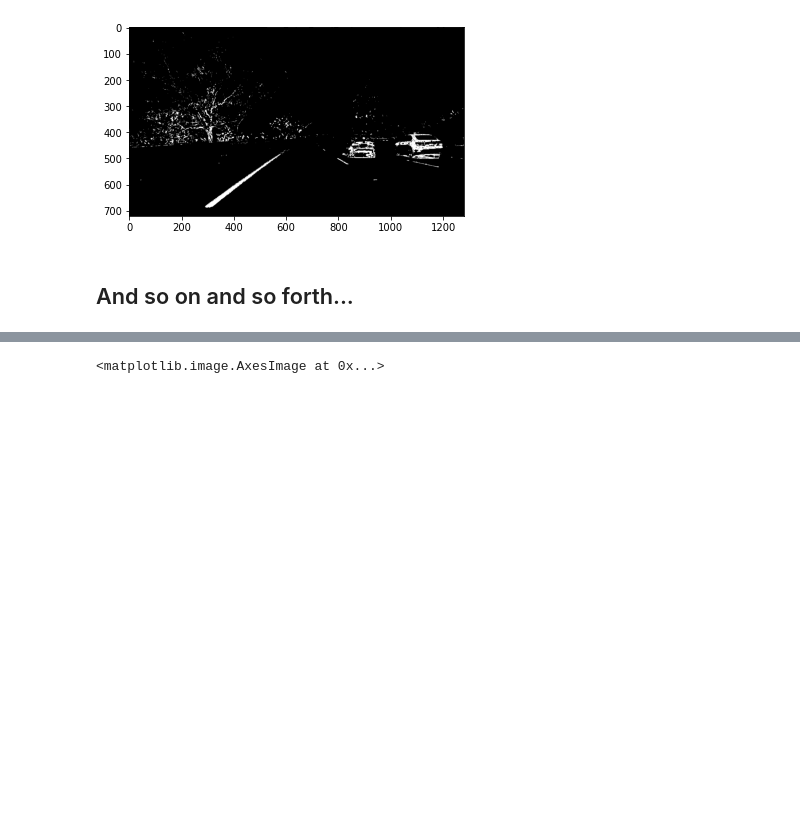
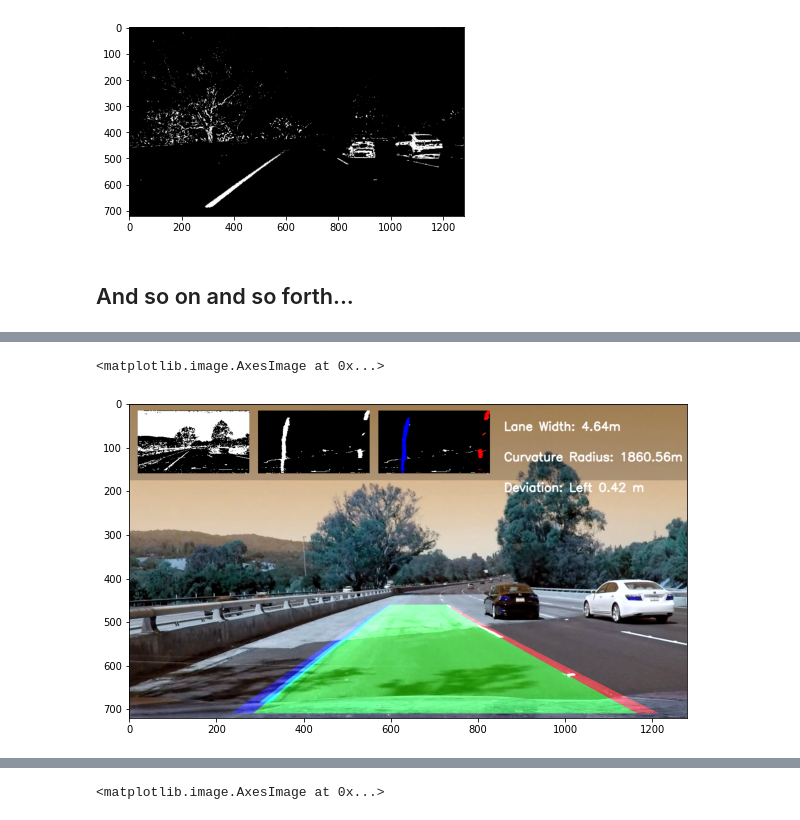
Before and after one commit to chen-bowen/Self_Driving_Car, a Jupyter notebook: 2. Advanced_Lane_Detection/Advance Lane Detection Playground.ipynb, the cells around one changed output, grey strips where cells are left out. Cells and saved outputs as stored; diff of their text form; code cells hidden in the pictures; blank space fills up the shorter version.

```diff
--- a/2. Advanced_Lane_Detection/Advance Lane Detection Playground.ipynb
+++ b/2. Advanced_Lane_Detection/Advance Lane Detection Playground.ipynb
@@ -186,3 +187,9 @@ plt.imshow(res_frame, cmap="gray")
+# %%
+plt.figure(figsize=(10, 7))
+plt.imshow(res_frame)
+# %% [output]
+<matplotlib.image.AxesImage at 0x...>
+[figure, added]
 # %%
 right_lane.recent_fitted_coeffs_in_pix
 # %% [output]
```
Also changed, not shown: parts of 4 cells of this notebook, 3 other files.
